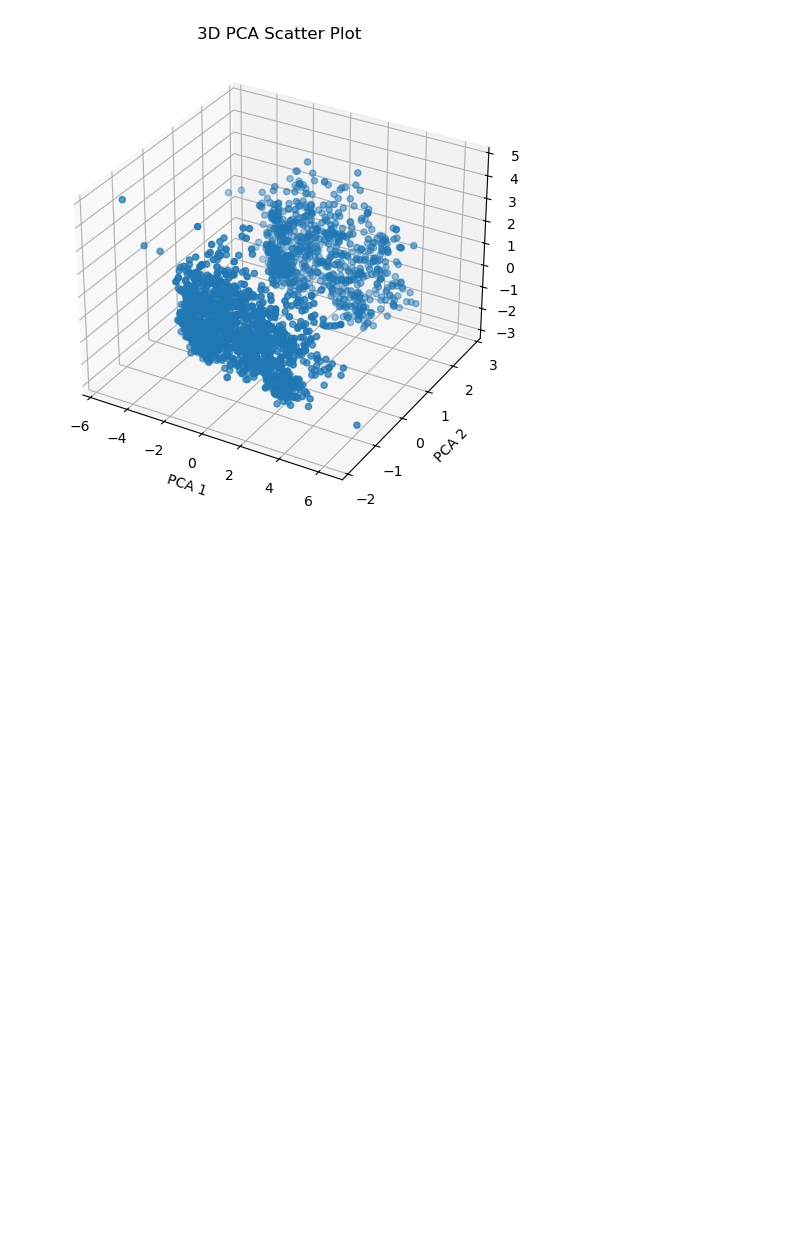
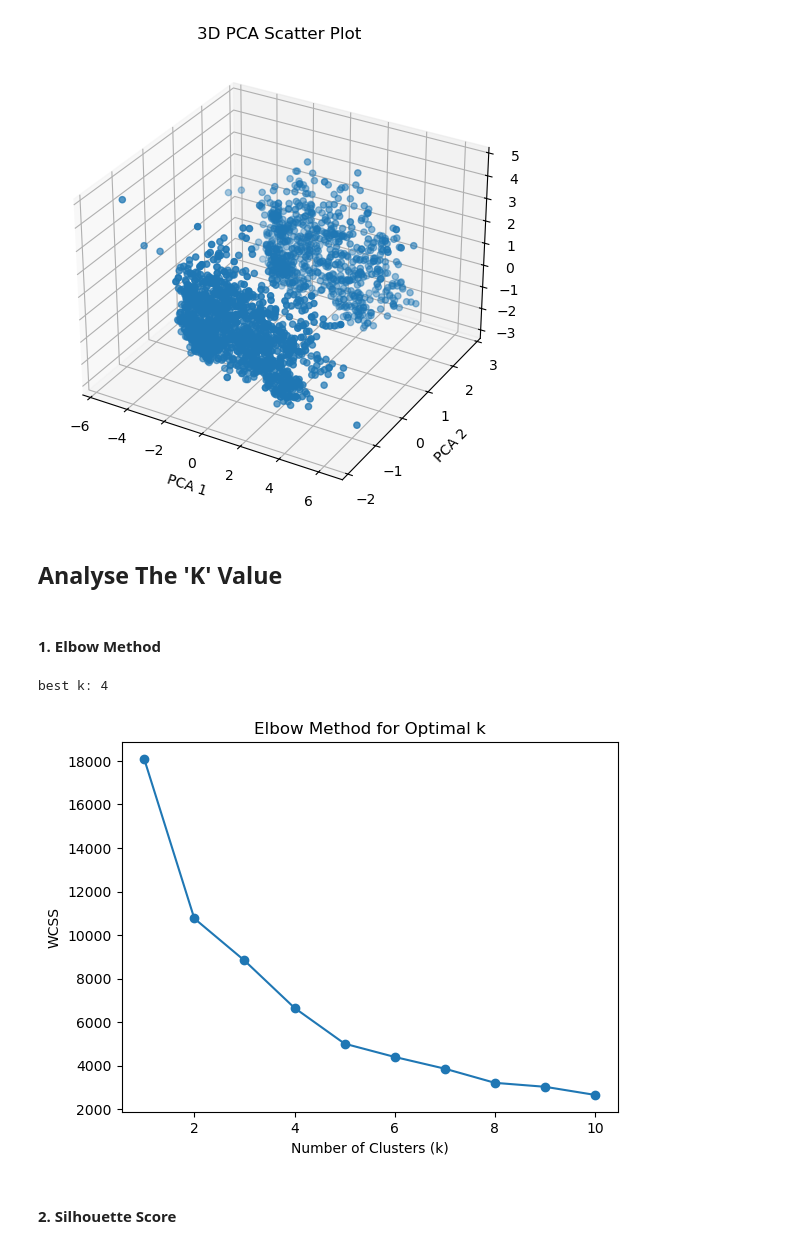
Before and after one commit to JitendraSingh1435/E-Commerce-Customer-Segmentation-System, a Jupyter notebook: smartcard.ipynb, the cells around one changed output. Cells and saved outputs as stored; diff of their text form; code cells hidden in the pictures; blank space fills up the shorter version.

```diff
--- a/smartcard.ipynb
+++ b/smartcard.ipynb
@@ -348,3 +348,17 @@ ax.set_title('3D PCA Scatter Plot')
 # %% [output]
 Text(0.5, 0.92, '3D PCA Scatter Plot')
 [figure]
+# %% [markdown]
+## Analyse The 'K' Value
+# %% [markdown]
+#### 1. Elbow Method
+# %%
+from sklearn.cluster import KMeans
+from kneed import KneeLocator
+
+wcss = []
+
+for k in range(1, 11):
+    kmeans = KMeans(n_clusters=k, random_state=42)
+    kmeans.fit_predict(X_pca)
+    wcss.append(kmeans.inertia_)
@@ -350,0 +368,16 @@ Text(0.5, 0.92, '3D PCA Scatter Plot')
+# %%
+print("best k:", optimal_k)
+# %% [output]
+best k: 4
+# %%
+## Plot
+
+plt.plot(range(1, 11), wcss, marker='o')
+plt.xlabel('Number of Clusters (k)')
+plt.ylabel('WCSS')
+plt.title('Elbow Method for Optimal k')
+plt.show()
+# %% [output]
+[figure, added]
+# %% [markdown]
+#### 2. Silhouette Score
```
Also changed, not shown: parts of 12 cells of this notebook.
